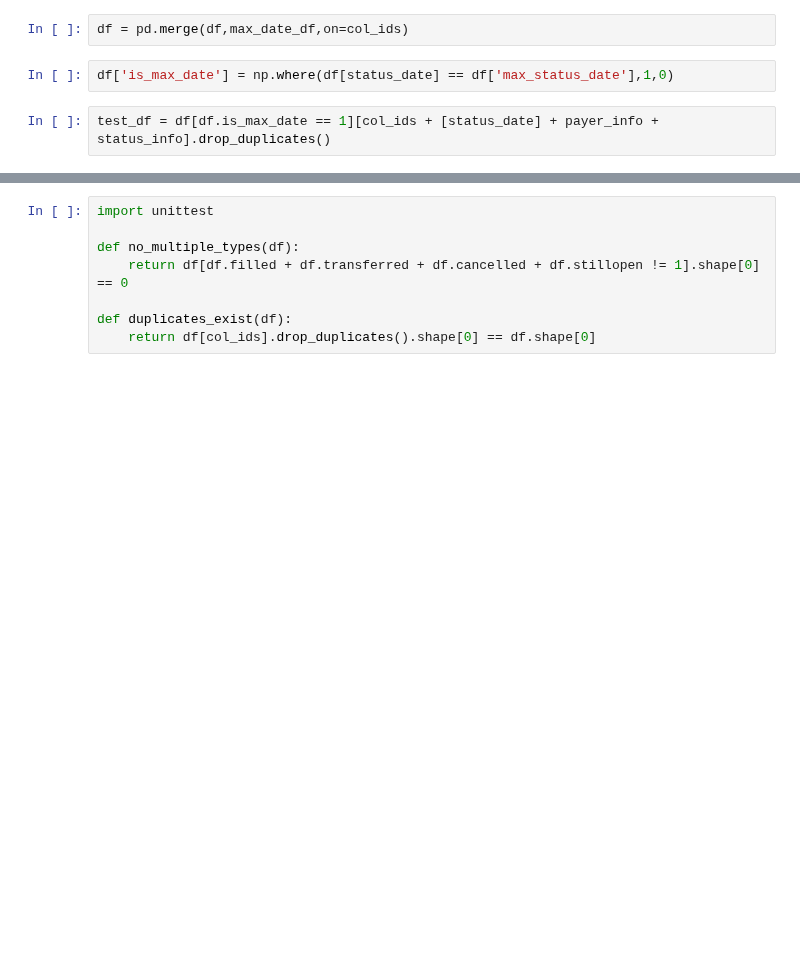
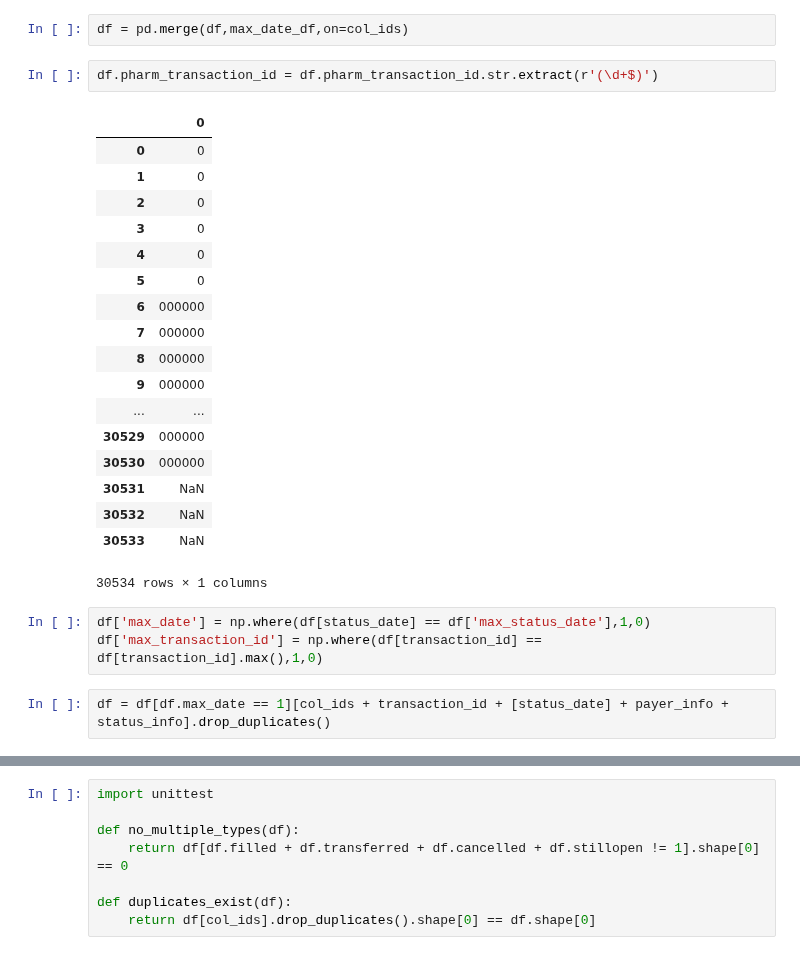
Before and after one commit to RyanAdalbert/s3parq, a Jupyter notebook: transforms/fill_rate_schema.ipynb, the cells around one changed output, grey strips where cells are left out. Drawn from its saved outputs; the diff is of its cells as text; blank space fills up the shorter version.

```diff
--- a/transforms/fill_rate_schema.ipynb
+++ b/transforms/fill_rate_schema.ipynb
@@ -211,10 +215,32 @@ max_date_df = (
 )
 # %%
 df = pd.merge(df,max_date_df,on=col_ids)
+# %%
+df.pharm_transaction_id = df.pharm_transaction_id.str.extract(r'(\d+$)')
+# %% [output]
+|  | 0 |
+| 0 | 0 |
+| 1 | 0 |
+| 2 | 0 |
+| 3 | 0 |
+| 4 | 0 |
+| 5 | 0 |
+| 6 | 000000 |
+| 7 | 000000 |
+| 8 | 000000 |
+| 9 | 000000 |
+| ... | ... |
+| 30529 | 000000 |
+| 30530 | 000000 |
+| 30531 | NaN |
+| 30532 | NaN |
+| 30533 | NaN |
+30534 rows × 1 columns
 # %%
-df['is_max_date'] = np.where(df[status_date] == df['max_status_date'],1,0)
+df['max_date'] = np.where(df[status_date] == df['max_status_date'],1,0)
+df['max_transaction_id'] = np.where(df[transaction_id] == df[transaction_id].max(),1,0)
 # %%
-test_df = df[df.is_max_date == 1][col_ids + [status_date] + payer_info + status_info].drop_duplicates()
+df = df[df.max_date == 1][col_ids + transaction_id + [status_date] + payer_info + status_info].drop_duplicates()
 # %%
 df[df.msa_patient_id == '4500000']
 # %% [output]
```
Also changed, not shown: parts of 11 cells of this notebook.
